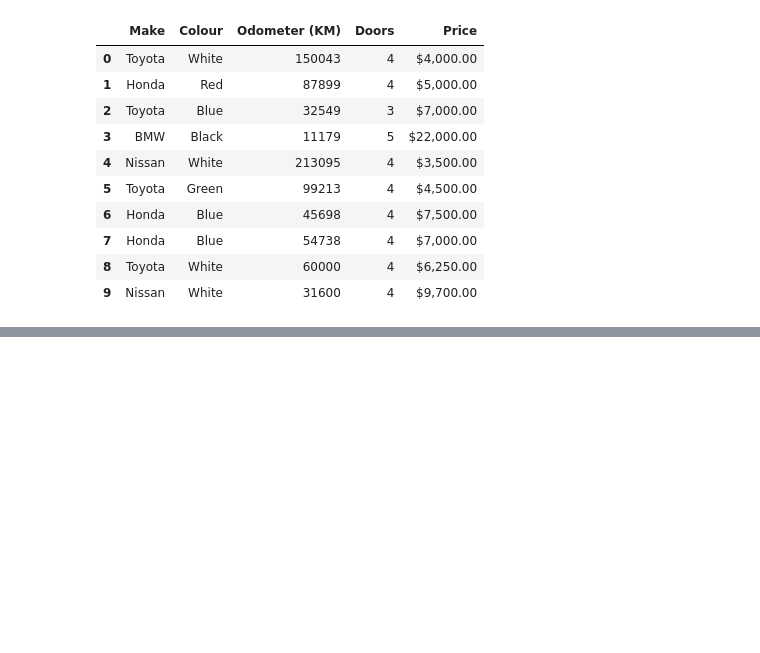
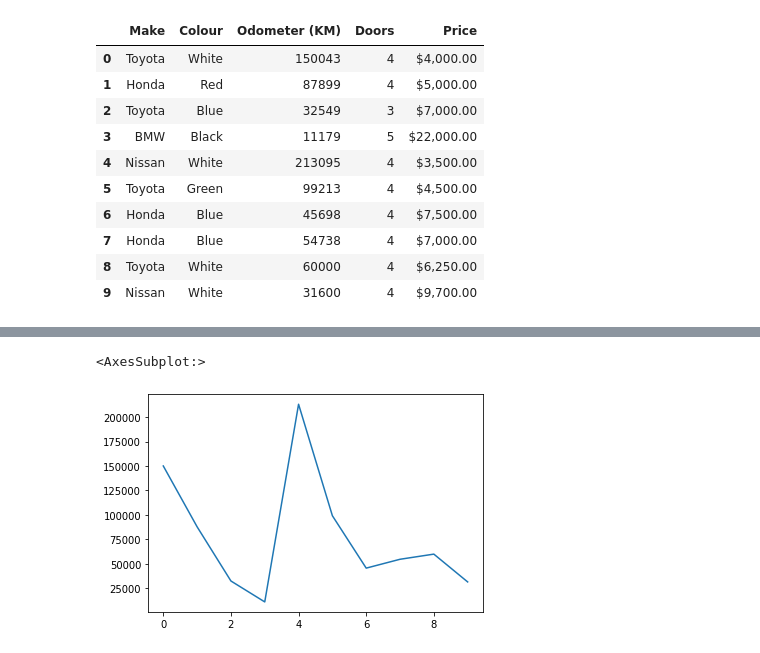
Before and after one commit to Tower5954/panda_intro, a Jupyter notebook: Introduction to Pandas.ipynb, the cells around one changed output, grey strips where cells are left out. Cells and saved outputs as stored; diff of their text form; code cells hidden in the pictures; blank space fills up the shorter version.

```diff
--- a/Introduction to Pandas.ipynb
+++ b/Introduction to Pandas.ipynb
@@ -86,0 +390,5 @@ exported_cars_no_index
+# %%
+car_sales['Odometer (KM)'].plot()
+# %% [output]
+<AxesSubplot:>
+[figure, added]
```
Also changed, not shown: parts of 57 cells of this notebook, 6 other files.
